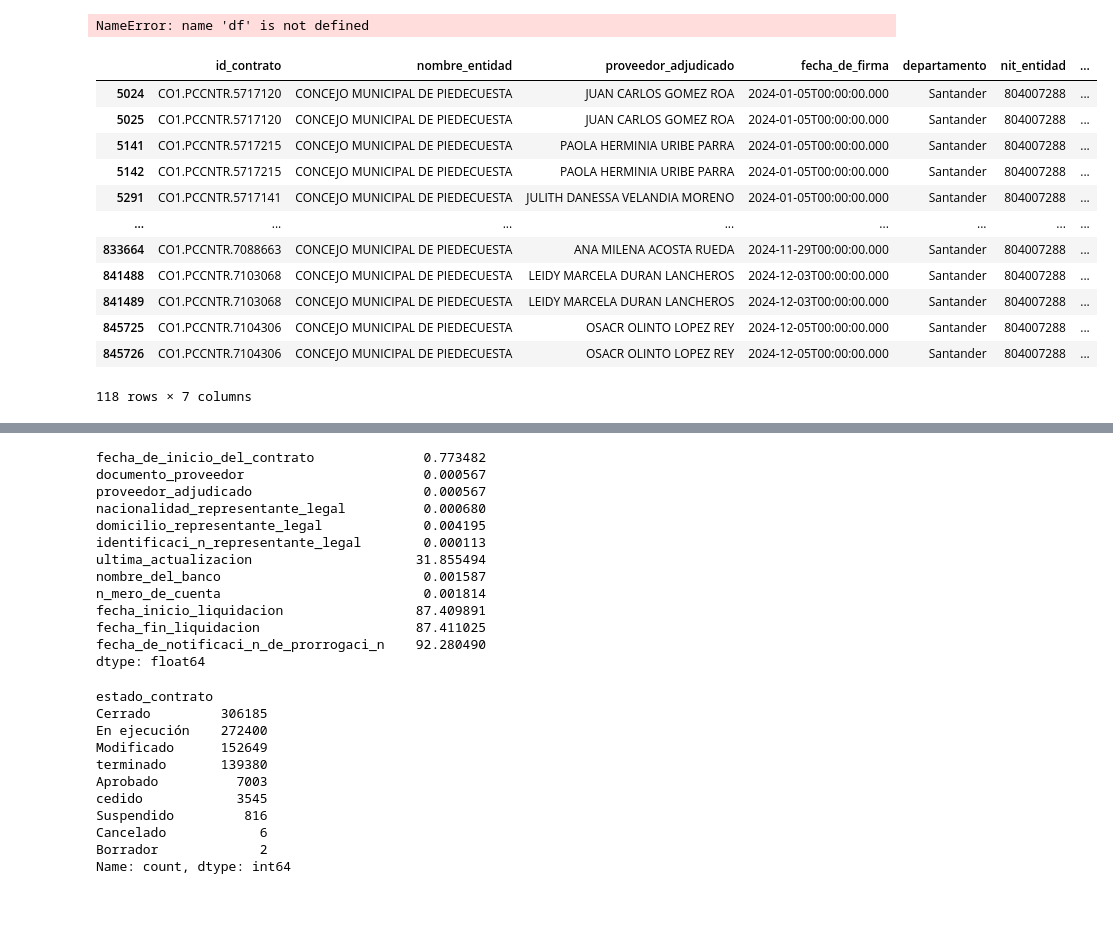
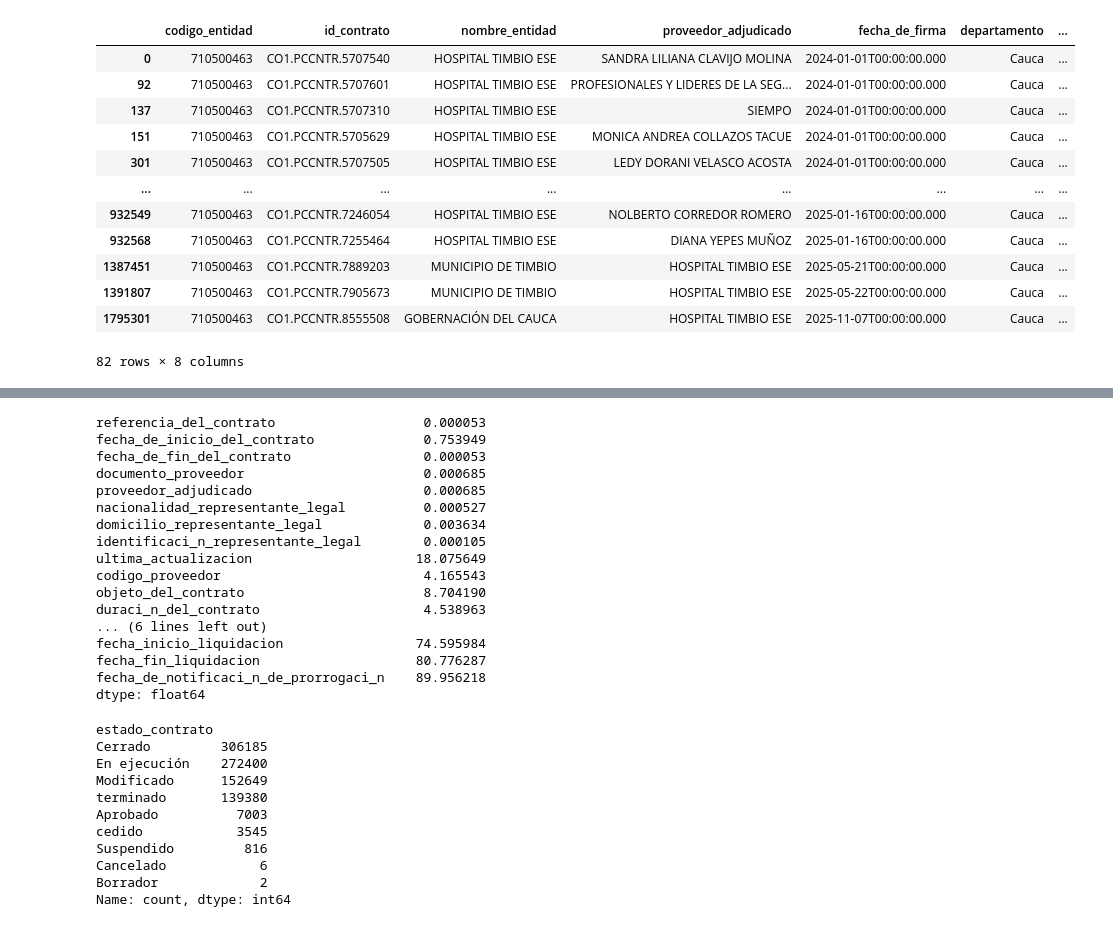
Before and after one commit to bryanmg20/secop2-etl-pipeline, a Jupyter notebook: notebooks/exploration.ipynb, the cells around one changed output, grey strips where cells are left out. Cells and saved outputs as stored; diff of their text form; code cells hidden in the pictures.

Commit message:
test: added some tests for tables

```diff
--- a/notebooks/exploration.ipynb
+++ b/notebooks/exploration.ipynb
@@ -21,28 +22,24 @@ while True:
 
 
 df = pd.DataFrame(all_data)
-# %%
-df.to_csv('../data/raw/secop2_data_2024.csv', index=False)
-# %% [output]
-NameError: name 'df' is not defined
 # %%
-df = pd.read_csv('../data/raw/secop2_data_2024.csv')
+df = pd.read_csv('../data/raw/secop2_data_2024-2025.csv')
 # %%
-df.loc[df['id_contrato'].duplicated(keep=False), ['id_contrato', 'nombre_entidad', 'proveedor_adjudicado', 'fecha_de_firma', 'departamento','nit_entidad', 'valor_del_contrato']]
+df.loc[df['codigo_entidad'] == 710500463, ['codigo_entidad','id_contrato', 'nombre_entidad', 'proveedor_adjudicado', 'fecha_de_firma', 'departamento','nit_entidad', 'valor_del_contrato']]
 # %% [output]
-|  | id_contrato | nombre_entidad | proveedor_adjudicado | fecha_de_firma | departamento | nit_entidad | ... |
-| 5024 | CO1.PCCNTR.5717120 | CONCEJO MUNICIPAL DE PIEDECUESTA | JUAN CARLOS GOMEZ ROA | 2024-01-05T00:00:00.000 | Santander | 804007288 | ... |
-| 5025 | CO1.PCCNTR.5717120 | CONCEJO MUNICIPAL DE PIEDECUESTA | JUAN CARLOS GOMEZ ROA | 2024-01-05T00:00:00.000 | Santander | 804007288 | ... |
-| 5141 | CO1.PCCNTR.5717215 | CONCEJO MUNICIPAL DE PIEDECUESTA | PAOLA HERMINIA URIBE PARRA | 2024-01-05T00:00:00.000 | Santander | 804007288 | ... |
-| 5142 | CO1.PCCNTR.5717215 | CONCEJO MUNICIPAL DE PIEDECUESTA | PAOLA HERMINIA URIBE PARRA | 2024-01-05T00:00:00.000 | Santander | 804007288 | ... |
-| 5291 | CO1.PCCNTR.5717141 | CONCEJO MUNICIPAL DE PIEDECUESTA | JULITH DANESSA VELANDIA MORENO | 2024-01-05T00:00:00.000 | Santander | 804007288 | ... |
+|  | codigo_entidad | id_contrato | nombre_entidad | proveedor_adjudicado | fecha_de_firma | departamento | ... |
+| 0 | 710500463 | CO1.PCCNTR.5707540 | HOSPITAL TIMBIO ESE | SANDRA LILIANA CLAVIJO MOLINA | 2024-01-01T00:00:00.000 | Cauca | ... |
+| 92 | 710500463 | CO1.PCCNTR.5707601 | HOSPITAL TIMBIO ESE | PROFESIONALES Y LIDERES DE LA SEG... | 2024-01-01T00:00:00.000 | Cauca | ... |
+| 137 | 710500463 | CO1.PCCNTR.5707310 | HOSPITAL TIMBIO ESE | SIEMPO | 2024-01-01T00:00:00.000 | Cauca | ... |
+| 151 | 710500463 | CO1.PCCNTR.5705629 | HOSPITAL TIMBIO ESE | MONICA ANDREA COLLAZOS TACUE | 2024-01-01T00:00:00.000 | Cauca | ... |
+| 301 | 710500463 | CO1.PCCNTR.5707505 | HOSPITAL TIMBIO ESE | LEDY DORANI VELASCO ACOSTA | 2024-01-01T00:00:00.000 | Cauca | ... |
 | ... | ... | ... | ... | ... | ... | ... | ... |
-| 833664 | CO1.PCCNTR.7088663 | CONCEJO MUNICIPAL DE PIEDECUESTA | ANA MILENA ACOSTA RUEDA | 2024-11-29T00:00:00.000 | Santander | 804007288 | ... |
-| 841488 | CO1.PCCNTR.7103068 | CONCEJO MUNICIPAL DE PIEDECUESTA | LEIDY MARCELA DURAN LANCHEROS | 2024-12-03T00:00:00.000 | Santander | 804007288 | ... |
-| 841489 | CO1.PCCNTR.7103068 | CONCEJO MUNICIPAL DE PIEDECUESTA | LEIDY MARCELA DURAN LANCHEROS | 2024-12-03T00:00:00.000 | Santander | 804007288 | ... |
-| 845725 | CO1.PCCNTR.7104306 | CONCEJO MUNICIPAL DE PIEDECUESTA | OSACR OLINTO LOPEZ REY | 2024-12-05T00:00:00.000 | Santander | 804007288 | ... |
-| 845726 | CO1.PCCNTR.7104306 | CONCEJO MUNICIPAL DE PIEDECUESTA | OSACR OLINTO LOPEZ REY | 2024-12-05T00:00:00.000 | Santander | 804007288 | ... |
+| 932549 | 710500463 | CO1.PCCNTR.7246054 | HOSPITAL TIMBIO ESE | NOLBERTO CORREDOR ROMERO | 2025-01-16T00:00:00.000 | Cauca | ... |
+| 932568 | 710500463 | CO1.PCCNTR.7255464 | HOSPITAL TIMBIO ESE | DIANA YEPES MUÑOZ | 2025-01-16T00:00:00.000 | Cauca | ... |
+| 1387451 | 710500463 | CO1.PCCNTR.7889203 | MUNICIPIO DE TIMBIO | HOSPITAL TIMBIO ESE | 2025-05-21T00:00:00.000 | Cauca | ... |
+| 1391807 | 710500463 | CO1.PCCNTR.7905673 | MUNICIPIO DE TIMBIO | HOSPITAL TIMBIO ESE | 2025-05-22T00:00:00.000 | Cauca | ... |
+| 1795301 | 710500463 | CO1.PCCNTR.8555508 | GOBERNACIÓN DEL CAUCA | HOSPITAL TIMBIO ESE | 2025-11-07T00:00:00.000 | Cauca | ... |
-118 rows × 7 columns
+82 rows × 8 columns
 # %%
 df.head()
 # %% [output]
@@ -83,18 +80,22 @@ total_null_percentage = (total_null / total_row) * 100
 # %%
 total_null_percentage.loc[total_null_percentage >0]
 # %% [output]
-fecha_de_inicio_del_contrato              0.773482
-documento_proveedor                       0.000567
-proveedor_adjudicado                      0.000567
-nacionalidad_representante_legal          0.000680
-domicilio_representante_legal             0.004195
-identificaci_n_representante_legal        0.000113
-ultima_actualizacion                     31.855494
-nombre_del_banco                          0.001587
-n_mero_de_cuenta                          0.001814
-fecha_inicio_liquidacion                 87.409891
-fecha_fin_liquidacion                    87.411025
-fecha_de_notificaci_n_de_prorrogaci_n    92.280490
+referencia_del_contrato                   0.000053
+fecha_de_inicio_del_contrato              0.753949
+fecha_de_fin_del_contrato                 0.000053
+documento_proveedor                       0.000685
+proveedor_adjudicado                      0.000685
+nacionalidad_representante_legal          0.000527
+domicilio_representante_legal             0.003634
+identificaci_n_representante_legal        0.000105
+ultima_actualizacion                     18.075649
+codigo_proveedor                          4.165543
+objeto_del_contrato                       8.704190
+duraci_n_del_contrato                     4.538963
+... (6 lines left out)
+fecha_inicio_liquidacion                 74.595984
+fecha_fin_liquidacion                    80.776287
+fecha_de_notificaci_n_de_prorrogaci_n    89.956218
 dtype: float64
 # %%
 df['estado_contrato'].value_counts()
```
Also changed, not shown: parts of 42 cells of this notebook, 1 other file.
